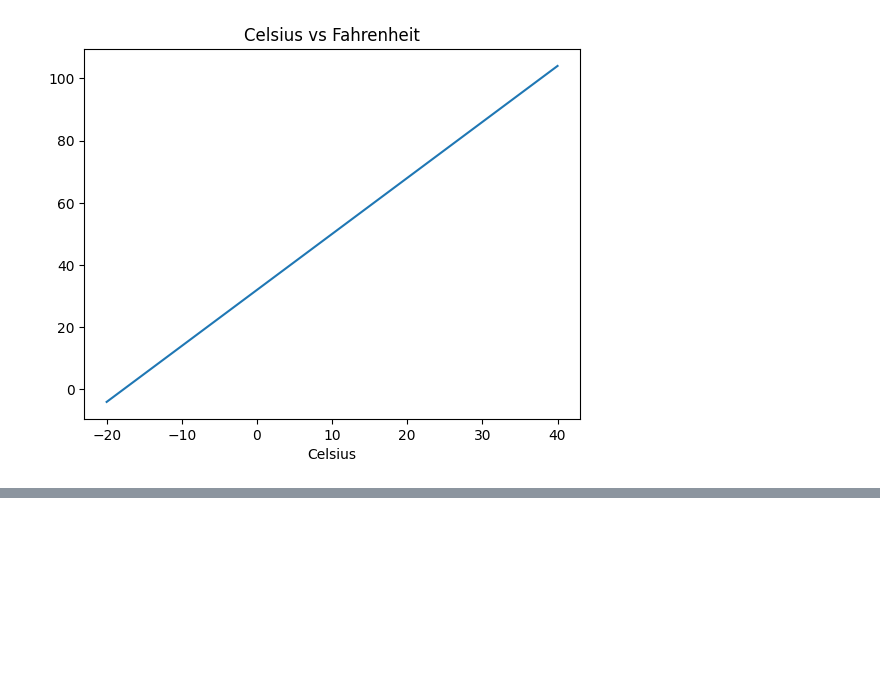
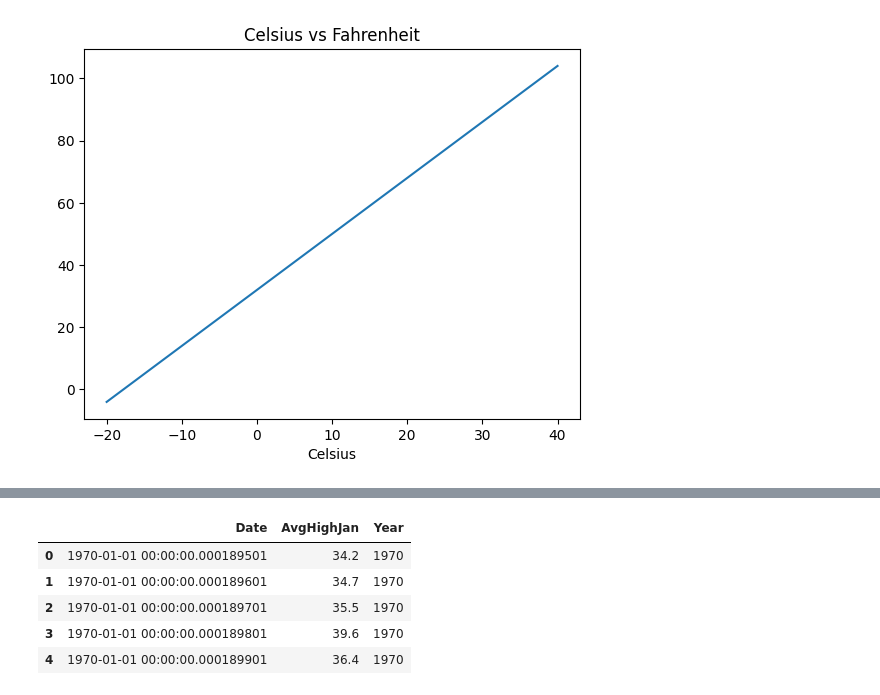
Before and after one commit to TGoode01/datafun-07-ml, a Jupyter notebook: notebooks/tamiagoode_ml.ipynb, the cells around one changed output, grey strips where cells are left out. Drawn from its saved outputs; the diff is of its cells as text; code cells hidden in the pictures; blank space fills up the shorter version.

```diff
--- a/notebooks/tamiagoode_ml.ipynb
+++ b/notebooks/tamiagoode_ml.ipynb
@@ -97,0 +136,4 @@ plt.show()
+# %%
+nyc_df = nyc_df[['Year', 'AvgHighJan']]  # Make sure names match exactly
+# %%
+nyc_df = nyc_df.dropna()
@@ -97,0 +159,29 @@ plt.show()
+# %%
+# Convert 'Date' to datetime
+nyc_df['Date'] = pd.to_datetime(nyc_df['Date'], errors='coerce')
+
+# Extract the year
+nyc_df['Year'] = nyc_df['Date'].dt.year
+# %%
+nyc_df = nyc_df.dropna(subset=['Year'])
+# %%
+# Convert Date to datetime
+nyc_df['Date'] = pd.to_datetime(nyc_df['Date'], errors='coerce')
+
+# Drop any rows where Date is invalid
+nyc_df = nyc_df.dropna(subset=['Date'])
+
+# Extract the year
+nyc_df['Year'] = nyc_df['Date'].dt.year
+
+# Rename the temperature column
+nyc_df.rename(columns={'Value': 'AvgHighJan'}, inplace=True)
+
+nyc_df.head()
+# %% [output]
+|  | Date | AvgHighJan | Year |
+| 0 | 1970-01-01 00:00:00.000189501 | 34.2 | 1970 |
+| 1 | 1970-01-01 00:00:00.000189601 | 34.7 | 1970 |
+| 2 | 1970-01-01 00:00:00.000189701 | 35.5 | 1970 |
+| 3 | 1970-01-01 00:00:00.000189801 | 39.6 | 1970 |
+| 4 | 1970-01-01 00:00:00.000189901 | 36.4 | 1970 |
```
Also changed, not shown: parts of 7 cells of this notebook, 1 other file.
